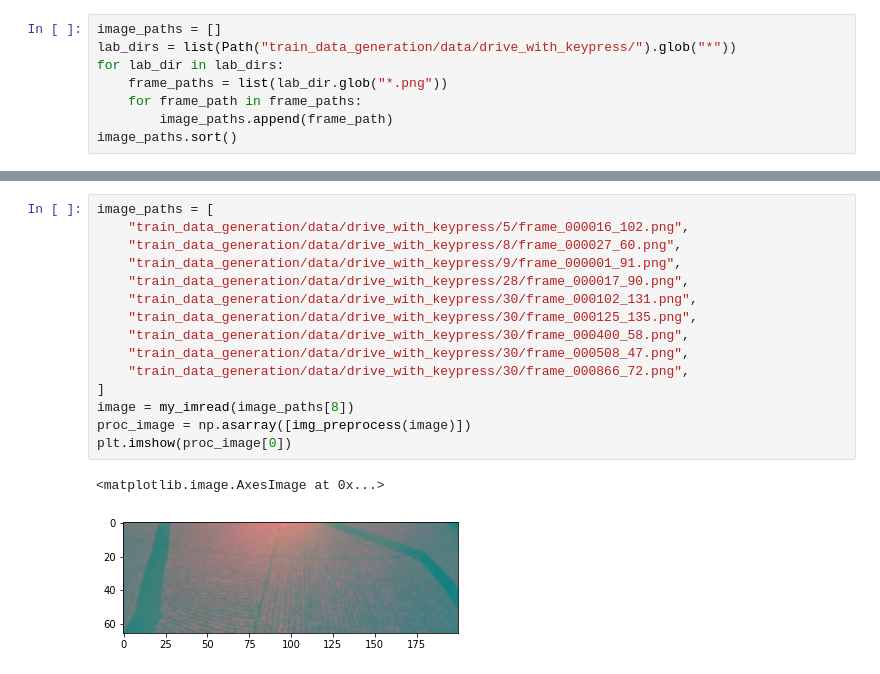
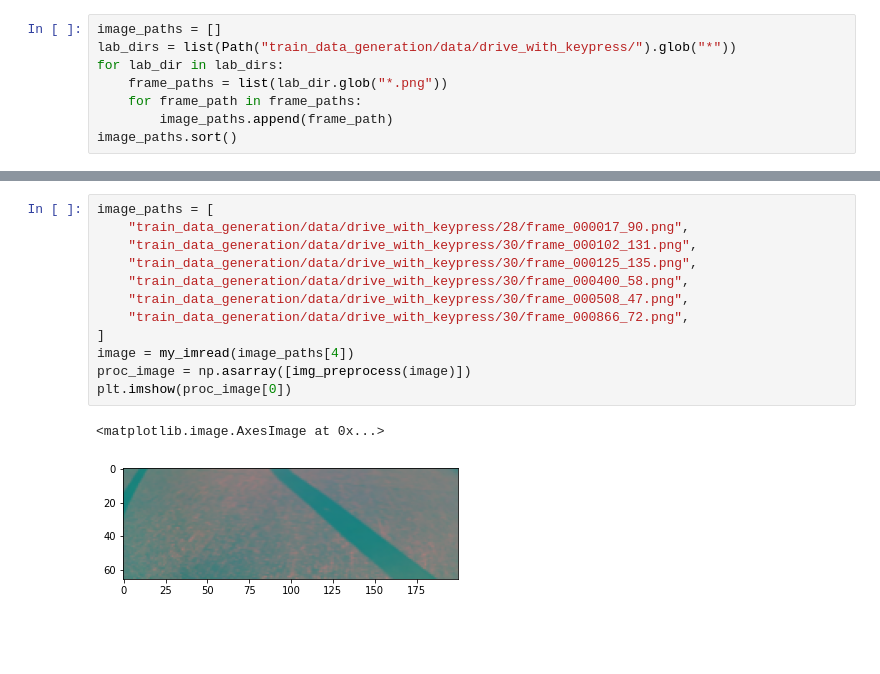
Before and after one commit to HanChangHun/DeepPiCar, a Jupyter notebook: convert_model/convert_lane_nav_model.ipynb, the cells around one changed output, grey strips where cells are left out. Drawn from its saved outputs; the diff is of its cells as text; blank space fills up the shorter version.

```diff
--- a/convert_model/convert_lane_nav_model.ipynb
+++ b/convert_model/convert_lane_nav_model.ipynb
@@ -141,21 +127,18 @@ WARNING:absl:Buffer deduplication procedure will be skipped when flatbuffer libr
 # %%
 image_paths = [
-    "train_data_generation/data/drive_with_keypress/5/frame_000016_102.png",
-    "train_data_generation/data/drive_with_keypress/8/frame_000027_60.png",
-    "train_data_generation/data/drive_with_keypress/9/frame_000001_91.png",
     "train_data_generation/data/drive_with_keypress/28/frame_000017_90.png",
     "train_data_generation/data/drive_with_keypress/30/frame_000102_131.png",
     "train_data_generation/data/drive_with_keypress/30/frame_000125_135.png",
     "train_data_generation/data/drive_with_keypress/30/frame_000400_58.png",
     "train_data_generation/data/drive_with_keypress/30/frame_000508_47.png",
     "train_data_generation/data/drive_with_keypress/30/frame_000866_72.png",
 ]
-image = my_imread(image_paths[8])
+image = my_imread(image_paths[4])
 proc_image = np.asarray([img_preprocess(image)])
 plt.imshow(proc_image[0])
 # %% [output]
 <matplotlib.image.AxesImage at 0x...>
-[figure, old version]
+[figure, new version]
 # %%
 lane_nav_model.predict(proc_image)[0]
 # %% [output]
```
Also changed, not shown: parts of 5 cells of this notebook, 3 other files.
